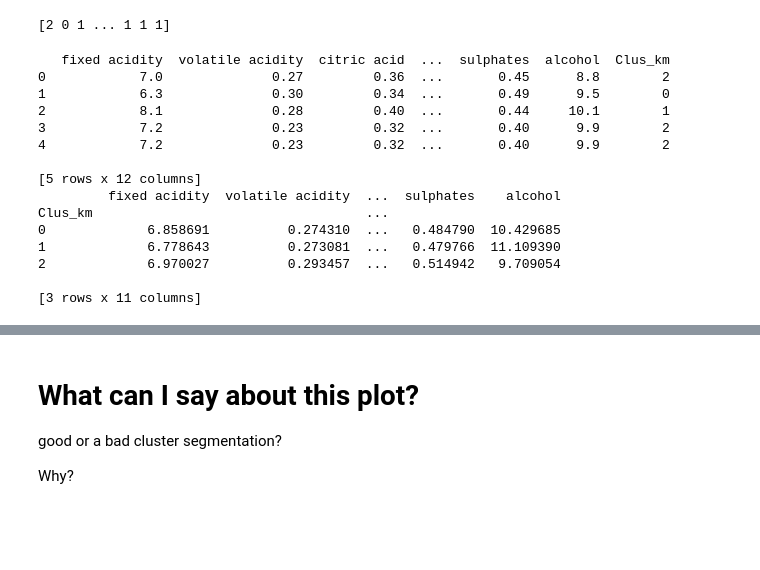
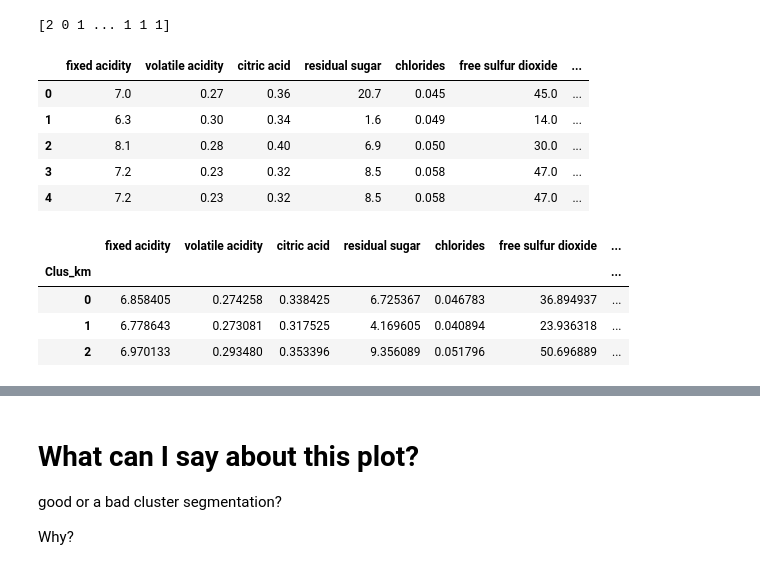
Before and after one commit to matteoalberti/Lectures_introUML_Experis2020, a Jupyter notebook: Day1_UML.ipynb, the cells around one changed output, grey strips where cells are left out. Drawn from its saved outputs; the diff is of its cells as text; code cells hidden in the pictures; blank space fills up the shorter version.

```diff
--- a/Day1_UML.ipynb
+++ b/Day1_UML.ipynb
@@ -114,7 +133,9 @@ plt.show()
+# %%
+df_wine = pd.read_csv('http://archive.ics.uci.edu/ml/machine-learning-databases/wine-quality/winequality-white.csv', delimiter=";")
 # %%
 # Normalizing over the standard deviation
-df_dropped = df_wine_bkp.drop('quality', axis=1)
-X =df_dropped.values[:, 1:]
+features = df_wine.drop('quality', axis=1)
+X =features.values[:, 1:]
 Clus_dataset = StandardScaler().fit_transform(X)
 # %%
 wcss = []
@@ -140,26 +161,23 @@ print(labels)
 [2 0 1 ... 1 1 1]
 # %%
 # We assign the labels to each row in dataframe.
-df_dropped['Clus_km'] = labels
-print(df_dropped.head())
-
-print(df_dropped.groupby('Clus_km').mean())
+features['Clus_km'] = labels
+features.head()
 # %% [output]
-   fixed acidity  volatile acidity  citric acid  ...  sulphates  alcohol  Clus_km
-0            7.0              0.27         0.36  ...       0.45      8.8        2
-1            6.3              0.30         0.34  ...       0.49      9.5        0
-2            8.1              0.28         0.40  ...       0.44     10.1        1
-3            7.2              0.23         0.32  ...       0.40      9.9        2
-4            7.2              0.23         0.32  ...       0.40      9.9        2
-
-[5 rows x 12 columns]
-         fixed acidity  volatile acidity  ...  sulphates    alcohol
-Clus_km                                   ...
-0             6.858691          0.274310  ...   0.484790  10.429685
-1             6.778643          0.273081  ...   0.479766  11.109390
-2             6.970027          0.293457  ...   0.514942   9.709054
-
-[3 rows x 11 columns]
+|  | fixed acidity | volatile acidity | citric acid | residual sugar | chlorides | free sulfur dioxide | ... |
+| 0 | 7.0 | 0.27 | 0.36 | 20.7 | 0.045 | 45.0 | ... |
+| 1 | 6.3 | 0.30 | 0.34 | 1.6 | 0.049 | 14.0 | ... |
+| 2 | 8.1 | 0.28 | 0.40 | 6.9 | 0.050 | 30.0 | ... |
+| 3 | 7.2 | 0.23 | 0.32 | 8.5 | 0.058 | 47.0 | ... |
+| 4 | 7.2 | 0.23 | 0.32 | 8.5 | 0.058 | 47.0 | ... |
+# %%
+features.groupby('Clus_km').mean()
+# %% [output]
+|  | fixed acidity | volatile acidity | citric acid | residual sugar | chlorides | free sulfur dioxide | ... |
+| Clus_km |  |  |  |  |  |  | ... |
+| 0 | 6.858405 | 0.274258 | 0.338425 | 6.725367 | 0.046783 | 36.894937 | ... |
+| 1 | 6.778643 | 0.273081 | 0.317525 | 4.169605 | 0.040894 | 23.936318 | ... |
+| 2 | 6.970133 | 0.293480 | 0.353396 | 9.356089 | 0.051796 | 50.696889 | ... |
 # %%
 # create 2 dimensional graph
 f3, ax = plt.subplots(figsize=(16, 12))
```
Also changed, not shown: parts of 20 cells of this notebook.
